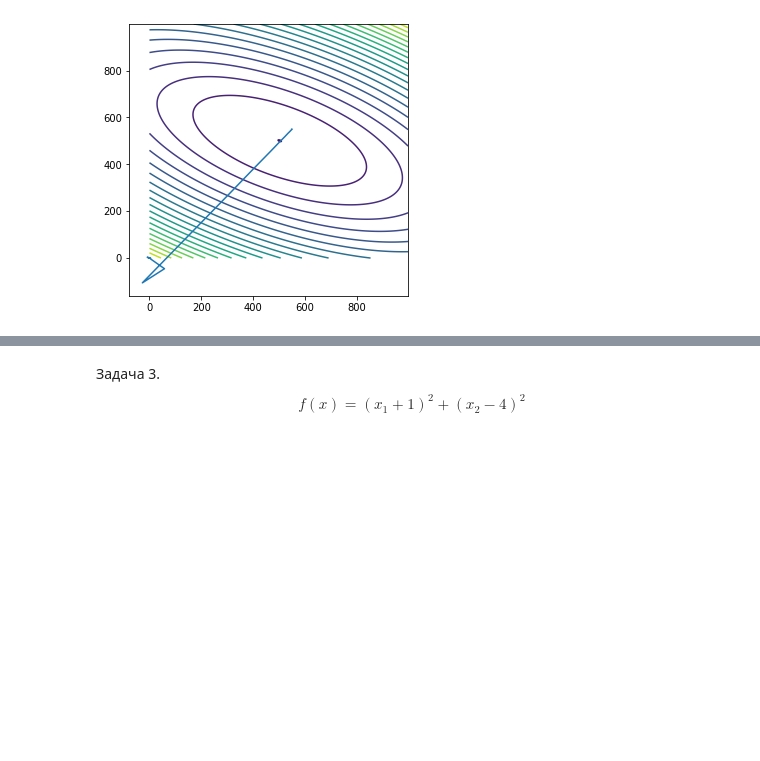
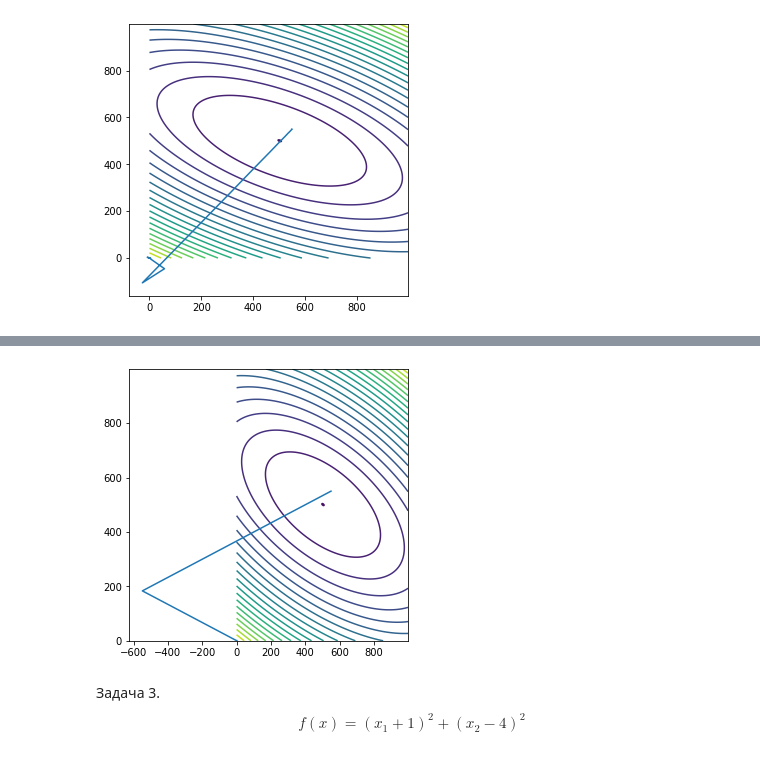
Before and after one commit to Viktory4121/Optimization_Methods, a Jupyter notebook: линии_уровня_траектории_решения.ipynb, the cells around one changed output, grey strips where cells are left out. Cells and saved outputs as stored; diff of their text form; code cells hidden in the pictures; blank space fills up the shorter version.

```diff
--- a/линии_уровня_траектории_решения.ipynb
+++ b/линии_уровня_траектории_решения.ipynb
@@ -84,18 +88,20 @@ plt.show()
 # %%
 #пс
 fig, ax = plt.subplots()
 
 #построение траекторий решения
-x1 = []
-x2 = []
+x1 = [550, -549.000000776133, -182.500006006053, -60.3333179948286, -19.6111218475468, -6.03704528910452, -1.51236056864582, -0.00410071639782884, 0.498641315329878, 0.666212582224834, 0.7220632412727, 0.740696961363551, 0.746908201393835, 0.748985044654382, 0.749677325741231]
+x2 = [550, 183.50000522992, 61.3333172186958, 20.611121071414, 7.03704451297175, 2.51235979251306, 1.00409994026506, 0.501357908537357, 0.333786641642401, 0.277935982594534, 0.259302262503683, 0.2530910224734, 0.251014179212853, 0.250321898126004, 0.250107971505283]
 ax.plot(x1,x2)
 
 #построение линий уровня
 ax.contour(z, levels = 20)
 
 fig.set_figwidth(5)    #  ширина и
 fig.set_figheight(5)    #  высота "Figure"
 plt.show()
+# %% [output]
+[figure, added]
 # %%
 #р
 fig, ax = plt.subplots()
```
Also changed, not shown: parts of 3 cells of this notebook.
